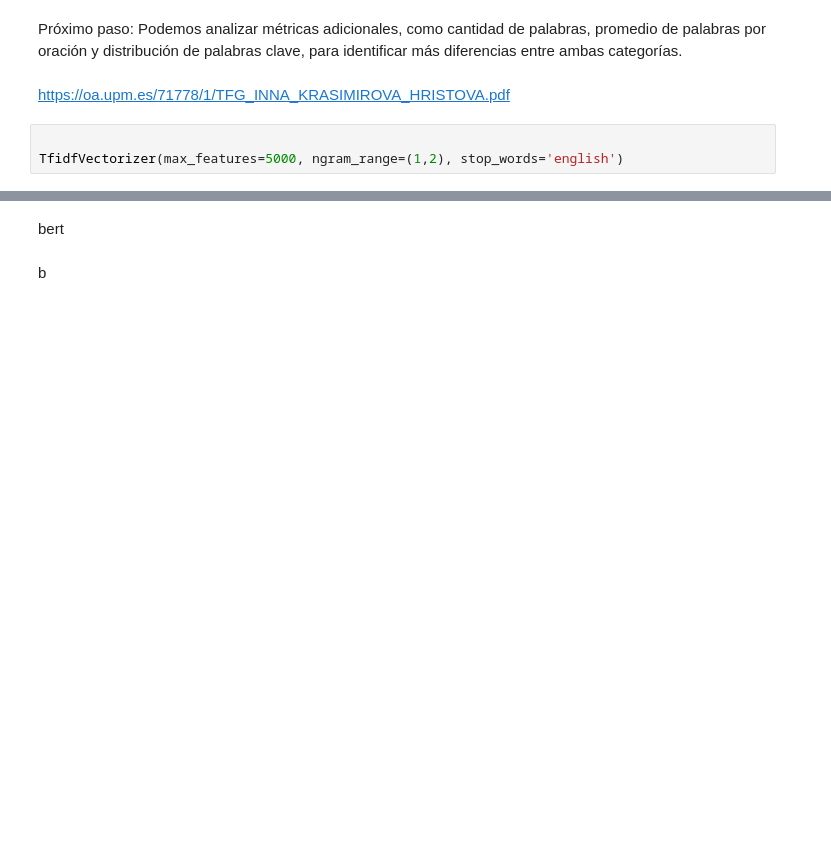
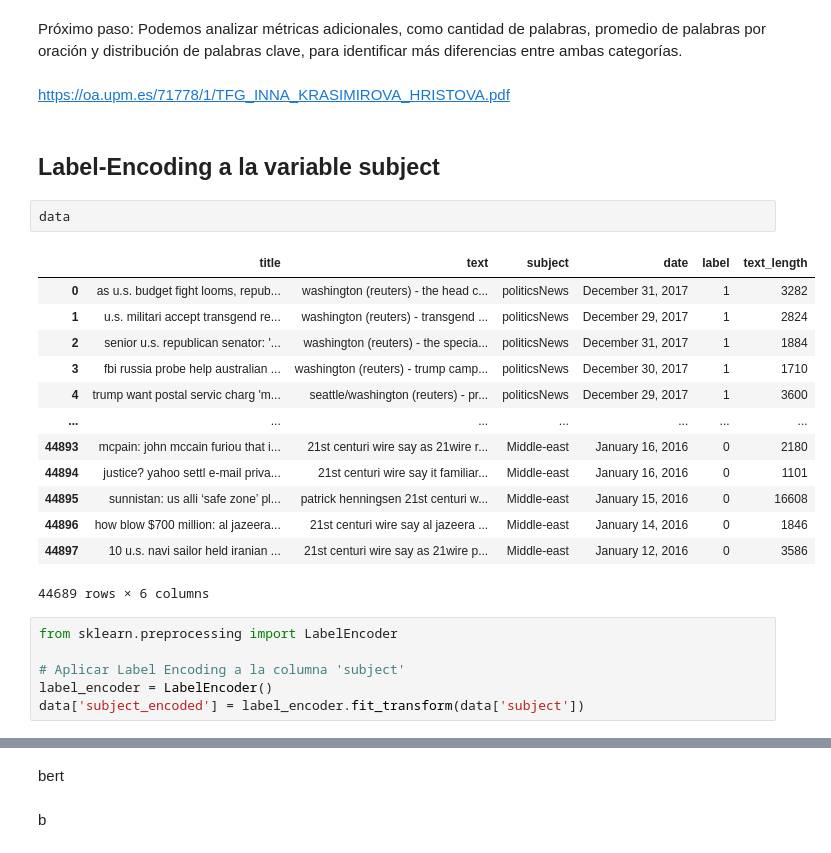
Before and after one commit to IsabelRomoBru/proyecto_machine_learning_Fake_News, a Jupyter notebook: notebooks/EDA.ipynb, the cells around one changed output, grey strips where cells are left out. Cells and saved outputs as stored; diff of their text form; blank space fills up the shorter version.

```diff
--- a/notebooks/EDA.ipynb
+++ b/notebooks/EDA.ipynb
@@ -354,6 +401,27 @@ Esto podría representar reportajes extensos o artículos detallados, que suelen
 Próximo paso: Podemos analizar métricas adicionales, como cantidad de palabras, promedio de palabras por oración y distribución de palabras clave, para identificar más diferencias entre ambas categorías.
 # %% [markdown]
 https://oa.upm.es/71778/1/TFG_INNA_KRASIMIROVA_HRISTOVA.pdf
-# %%
-
-TfidfVectorizer(max_features=5000, ngram_range=(1,2), stop_words='english')
+# %% [markdown]
+## Label-Encoding a la variable subject
+# %%
+data
+# %% [output]
+|  | title | text | subject | date | label | text_length |
+| 0 | as u.s. budget fight looms, repub... | washington (reuters) - the head c... | politicsNews | December 31, 2017 | 1 | 3282 |
+| 1 | u.s. militari accept transgend re... | washington (reuters) - transgend ... | politicsNews | December 29, 2017 | 1 | 2824 |
+| 2 | senior u.s. republican senator: '... | washington (reuters) - the specia... | politicsNews | December 31, 2017 | 1 | 1884 |
+| 3 | fbi russia probe help australian ... | washington (reuters) - trump camp... | politicsNews | December 30, 2017 | 1 | 1710 |
+| 4 | trump want postal servic charg 'm... | seattle/washington (reuters) - pr... | politicsNews | December 29, 2017 | 1 | 3600 |
+| ... | ... | ... | ... | ... | ... | ... |
+| 44893 | mcpain: john mccain furiou that i... | 21st centuri wire say as 21wire r... | Middle-east | January 16, 2016 | 0 | 2180 |
+| 44894 | justice? yahoo settl e-mail priva... | 21st centuri wire say it familiar... | Middle-east | January 16, 2016 | 0 | 1101 |
+| 44895 | sunnistan: us alli ‘safe zone’ pl... | patrick henningsen 21st centuri w... | Middle-east | January 15, 2016 | 0 | 16608 |
+| 44896 | how blow $700 million: al jazeera... | 21st centuri wire say al jazeera ... | Middle-east | January 14, 2016 | 0 | 1846 |
+| 44897 | 10 u.s. navi sailor held iranian ... | 21st centuri wire say as 21wire p... | Middle-east | January 12, 2016 | 0 | 3586 |
+44689 rows × 6 columns
+# %%
+from sklearn.preprocessing import LabelEncoder
+
+# Aplicar Label Encoding a la columna 'subject'
+label_encoder = LabelEncoder()
+data['subject_encoded'] = label_encoder.fit_transform(data['subject'])
```
Also changed, not shown: parts of 19 cells of this notebook.
